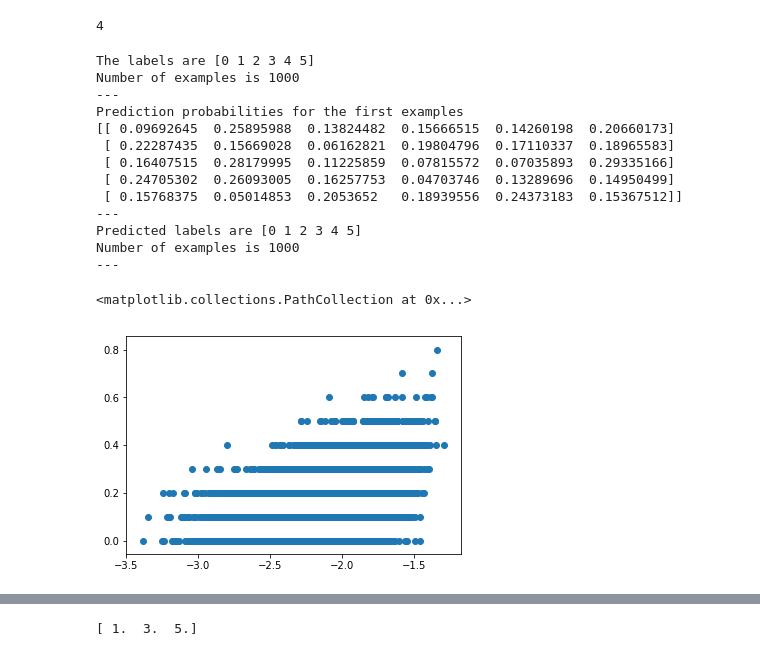
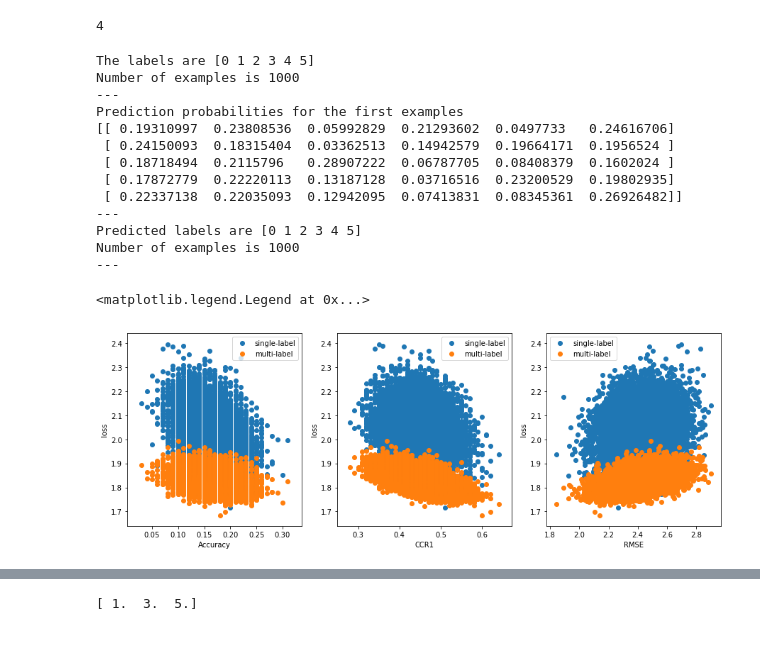
Before and after one commit to ozantezcan/Object-Counting-in-Amazon-Bin-Image-Dataset, a Jupyter notebook: Loss-Tests/Comparison of CCR loss and CCR1 loss.ipynb, the cells around one changed output, grey strips where cells are left out. Cells and saved outputs as stored; diff of their text form; code cells hidden in the pictures.

```diff
--- a/Loss-Tests/Comparison of CCR loss and CCR1 loss.ipynb
+++ b/Loss-Tests/Comparison of CCR loss and CCR1 loss.ipynb
@@ -24,19 +24,19 @@ def calcLosses(labels,preds):
         label_k=labels[k]
         loss_single[k]=preds[k,label_k]
         if label_k==0:
-            loss_multi[k]=preds[k,0]*preds[k,1]
+            loss_multi[k]=(preds[k,0]+preds[k,1])*.5
         elif label_k==preds.shape[1]-1:
-            loss_multi[k]=preds[k,preds.shape[1]-1]*preds[k,preds.shape[1]-2]
+            loss_multi[k]=(preds[k,preds.shape[1]-1]+preds[k,preds.shape[1]-2])*.5
         else:
-            loss_multi[k]=preds[k,label_k-1]*preds[k,label_k]*preds[k,label_k+1]
+            loss_multi[k]=(preds[k,label_k-1]+preds[k,label_k]+preds[k,label_k+1])/3
 
-    return np.mean(np.log(loss_single)), np.mean(np.log(loss_multi))
+    return -1.*np.mean(np.log(loss_single)), -1.*np.mean(np.log(loss_multi))
 # %%
 '''Declare the parameters'''
 numOfExamples=1000 #Number of random data points
 numOfClasses=6 #Number of different labels
 numOfTrials=10000 #Number of different trials
-numOfTrialExamples=10 #Number of examples to use in each trial
+numOfTrialExamples=100 #Number of examples to use in each trial
 
 '''Create random labels (ground truths)'''
 labels=np.floor(np.random.rand(numOfExamples)*numOfClasses).astype(np.int)
@@ -65,7 +65,7 @@ print('---')
 
 
 '''Sort everythin wrt absolute errors'''
-sort_idx=np.argsort(abs_err)[::-1]
+sort_idx=np.argsort(abs_err)#[::-1]
 labels=labels[sort_idx]
 preds=preds[sort_idx,:]
 pred_labels=pred_labels[sort_idx]
@@ -76,38 +76,70 @@ for k in range(numOfTrials):
 
     '''Select random elements'''
     idx=np.asarray(range(numOfExamples))
     np.random.shuffle(idx)
     idx=idx[:numOfTrialExamples]
     #idx=np.asarray(range(10*k+1))
     #print(idx)
     #print(labels[idx])
     labels_k=labels[idx]
     preds_k=preds[idx,:]
     pred_labels_k=pred_labels[idx]
     errors_k=np.abs(labels_k-pred_labels_k)
 
     '''Calculation of the metrices'''
     rmse_arr[k]=np.sqrt(np.mean(errors_k**2))
     ccr_arr[k]=np.mean(errors_k==0)
     ccr1_arr[k]=np.mean(errors_k<=1)
     single_arr[k], multi_arr[k] = calcLosses(labels_k,preds_k)
 
+    '''labels_k=labels[::-(10*k+1)]
+    preds_k=preds[::-(10*k+1),:]
+    pred_labels_k=pred_labels[::-(10*k+1)]
+    errors_k=np.abs(labels_k-pred_labels_k)
+
+    #Calculation of the metrices
+    rmse_arr[2*numOfTrials-k-1]=np.sqrt(np.mean(errors_k**2))
+    ccr_arr[2*numOfTrials-k-1]=np.mean(errors_k==0)
+    ccr1_arr[2*numOfTrials-k-1]=np.mean(errors_k<=1)
+    single_arr[2*numOfTrials-k-1], multi_arr[2*numOfTrials-k-1] = calcLosses(labels_k,preds_k)'''
 
 
-plt.scatter(single_arr,ccr_arr)
+
+plt.figure(figsize=(15,5))
+
+ax= plt.subplot(131)
+plt.scatter(ccr_arr,single_arr,label='single-label')
+plt.scatter(ccr_arr,multi_arr,label='multi-label')
+plt.xlabel('Accuracy')
+plt.ylabel('loss')
+ax.legend()
+
+ax= plt.subplot(132)
+plt.scatter(ccr1_arr,single_arr,label='single-label')
+plt.scatter(ccr1_arr,multi_arr,label='multi-label')
+plt.xlabel('CCR1')
+plt.ylabel('loss')
+ax.legend()
+
+ax= plt.subplot(133)
+plt.scatter(rmse_arr,single_arr,label='single-label')
+plt.scatter(rmse_arr,multi_arr,label='multi-label')
+plt.xlabel('RMSE')
+plt.ylabel('loss')
+ax.legend()
 # %% [output]
 The labels are [0 1 2 3 4 5]
 Number of examples is 1000
 ---
 Prediction probabilities for the first examples
-[[ 0.09692645  0.25895988  0.13824482  0.15666515  0.14260198  0.20660173]
- [ 0.22287435  0.15669028  0.06162821  0.19804796  0.17110337  0.18965583]
- [ 0.16407515  0.28179995  0.11225859  0.07815572  0.07035893  0.29335166]
- [ 0.24705302  0.26093005  0.16257753  0.04703746  0.13289696  0.14950499]
- [ 0.15768375  0.05014853  0.2053652   0.18939556  0.24373183  0.15367512]]
+[[ 0.19310997  0.23808536  0.05992829  0.21293602  0.0497733   0.24616706]
+ [ 0.24150093  0.18315404  0.03362513  0.14942579  0.19664171  0.1956524 ]
+ [ 0.18718494  0.2115796   0.28907222  0.06787705  0.08408379  0.1602024 ]
+ [ 0.17872779  0.22220113  0.13187128  0.03716516  0.23200529  0.19802935]
+ [ 0.22337138  0.22035093  0.12942095  0.07413831  0.08345361  0.26926482]]
 ---
 Predicted labels are [0 1 2 3 4 5]
 Number of examples is 1000
 ---
-<matplotlib.collections.PathCollection at 0x...>
+<matplotlib.legend.Legend at 0x...>
-[figure, old version]
+[figure, new version]
```
Also changed, not shown: parts of 4 cells of this notebook, 52 other files.
